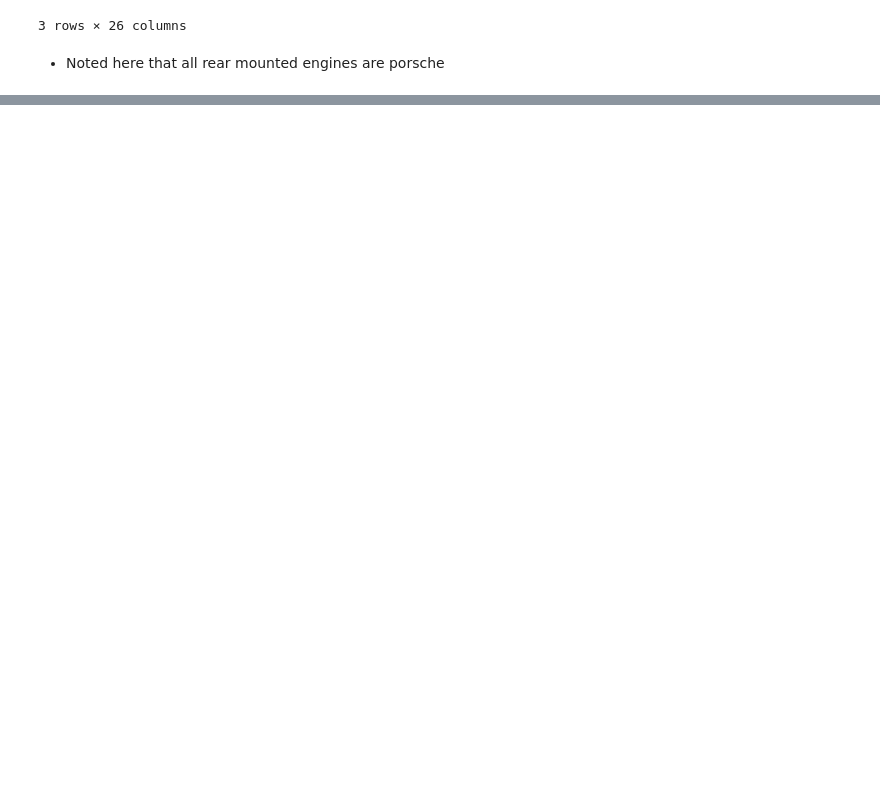
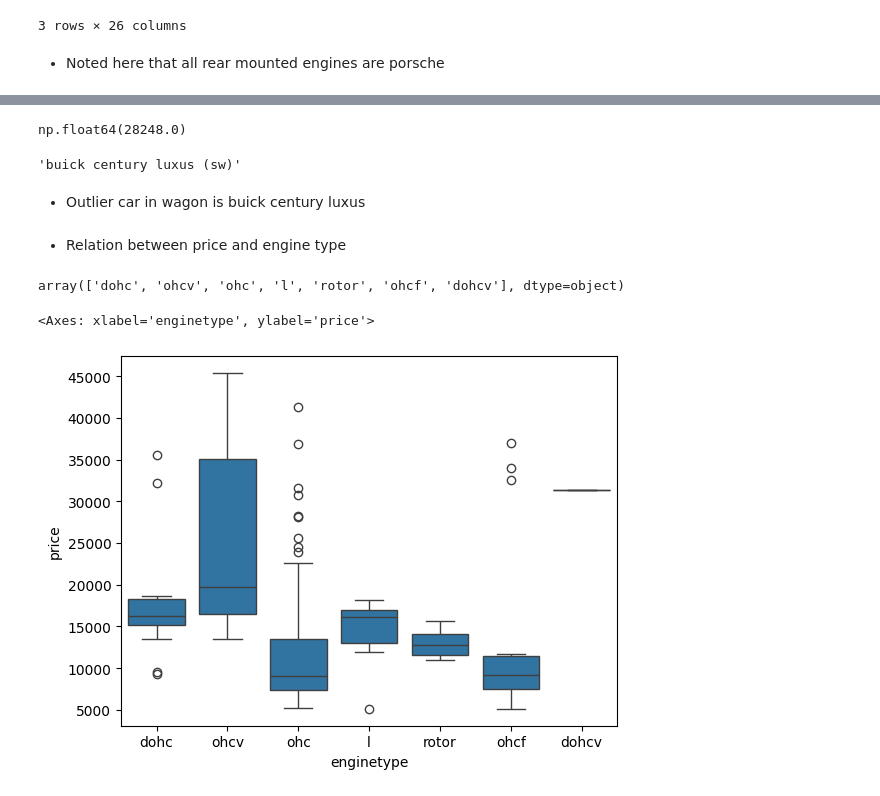
Before and after one commit to osayed159/DS_showcase, a Jupyter notebook: Car_Prices/notebooks/eda_car_price.ipynb, the cells around one changed output, grey strips where cells are left out. Cells and saved outputs as stored; diff of their text form; code cells hidden in the pictures; blank space fills up the shorter version.

```diff
--- a/Car_Prices/notebooks/eda_car_price.ipynb
+++ b/Car_Prices/notebooks/eda_car_price.ipynb
@@ -288,0 +512,23 @@ df[df['enginelocation']=='rear']
+# %%
+df[df['carbody']=='wagon']['price'].max()
+# %% [output]
+np.float64(28248.0)
+# %%
+max_price_idx = df[df['carbody'] == 'wagon']['price'].idxmax()
+carname = df.loc[max_price_idx,'CarName']
+carname
+# %% [output]
+'buick century luxus (sw)'
+# %% [markdown]
+- Outlier car in wagon is buick century luxus
+# %% [markdown]
+- Relation between price and engine type
+# %%
+df['enginetype'].unique()
+# %% [output]
+array(['dohc', 'ohcv', 'ohc', 'l', 'rotor', 'ohcf', 'dohcv'], dtype=object)
+# %%
+sns.boxplot(df,x=df['enginetype'],y=df['price'])
+# %% [output]
+<Axes: xlabel='enginetype', ylabel='price'>
+[figure, added]
```
Also changed, not shown: parts of 35 cells of this notebook.
